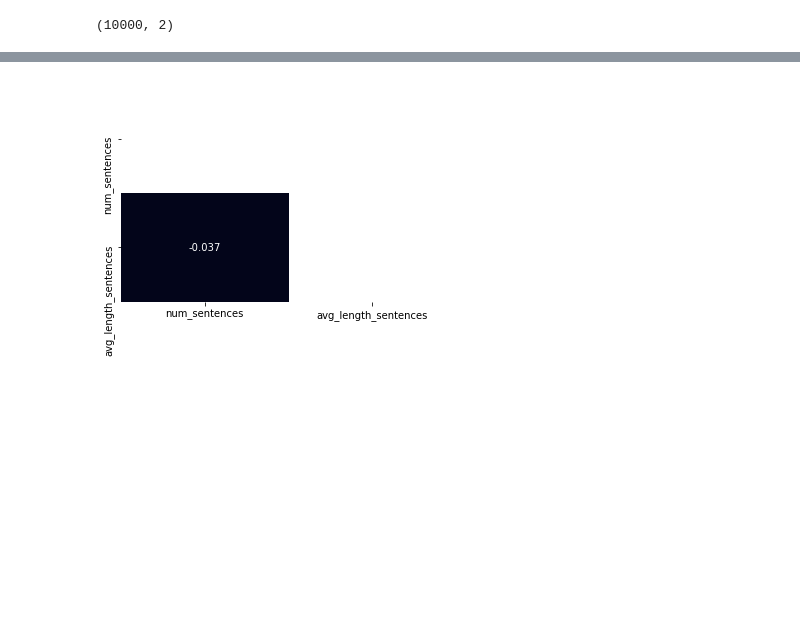
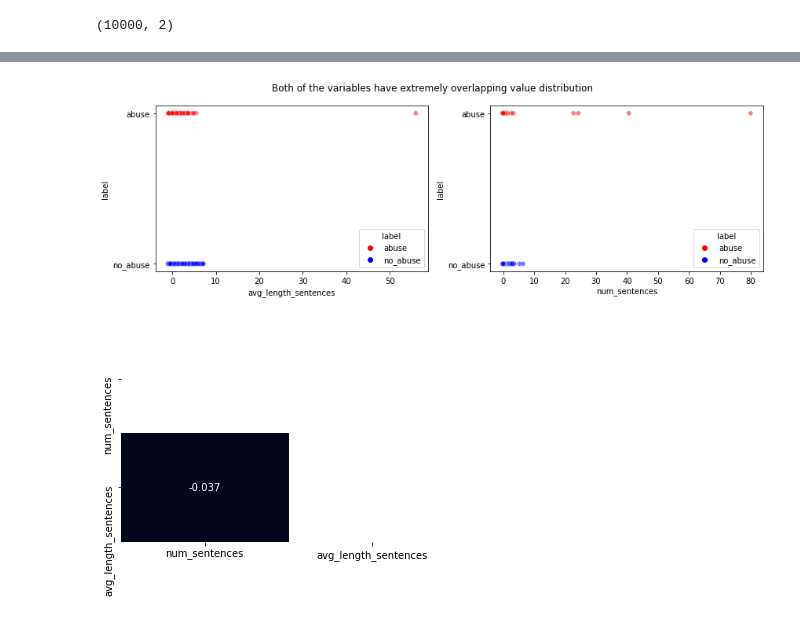
Before and after one commit to gunnerVivek/Abusive-language-detection-in-Online-content, a Jupyter notebook: NoteBooks/post_clean_features_analysis.ipynb, the cells around one changed output, grey strips where cells are left out. Drawn from its saved outputs; the diff is of its cells as text; code cells hidden in the pictures; blank space fills up the shorter version.

```diff
--- a/NoteBooks/post_clean_features_analysis.ipynb
+++ b/NoteBooks/post_clean_features_analysis.ipynb
@@ -362,3 +353,17 @@ plt.show()
+# %%
+fig, ax = plt.subplots(1, 2, figsize=(12, 4))
+sns.scatterplot(x=dist_data.avg_length_sentences, y=dist_data.label, hue=dist_data.label, alpha=0.5, palette={'abuse':'r', 'no_abuse':'b'}, ax=ax[0])
+plt.grid()
+
+sns.scatterplot(x=dist_data.num_sentences, y=dist_data.label, hue=dist_data.label, alpha=0.5, palette={'abuse':'r', 'no_abuse':'b'}, ax=ax[1])
+plt.grid()
+
+
+plt.suptitle('Both of the variables have extremely overlapping value distribution')
+plt.tight_layout()
+plt.show()
+# %% [output]
+[figure, added]
 # %%
 sns.heatmap(dist_data.corr(), annot=True, mask=np.triu(np.ones_like(dist_data.corr(), dtype=bool)), cbar=False)
 plt.yticks(rotation=90)
```
Also changed, not shown: parts of 27 cells of this notebook, 1 other file.
